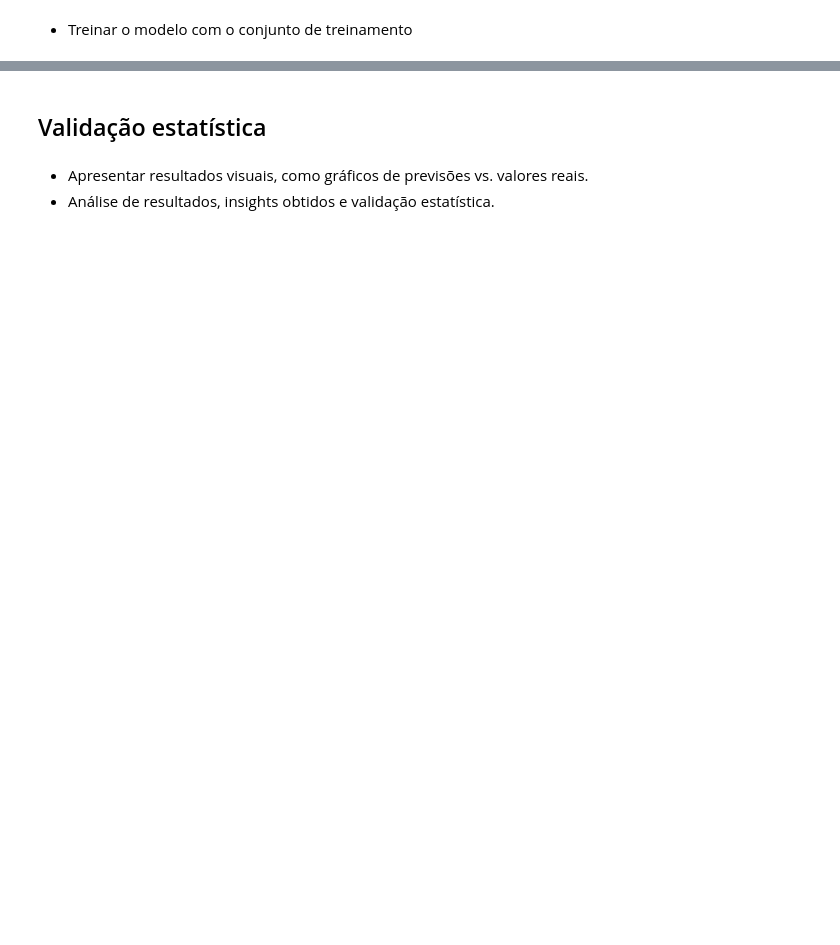
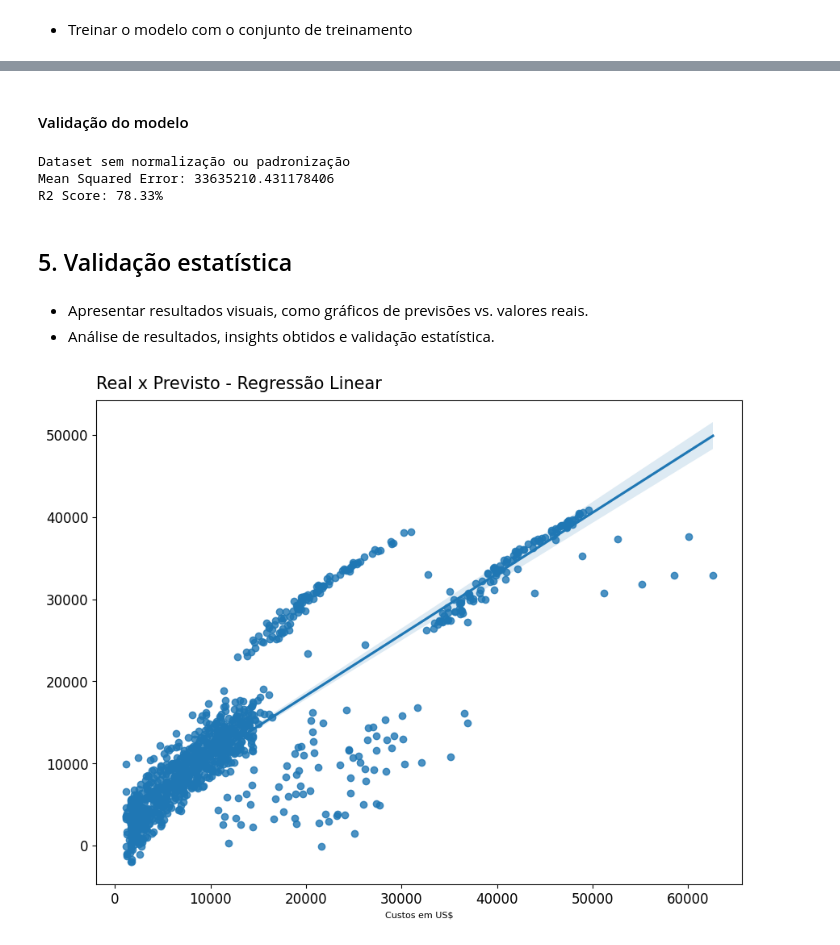
Before and after one commit to biancaalvesb/FIAP_POS_IA_ML, a Jupyter notebook: regressao_tech_challenge_1.ipynb, the cells around one changed output, grey strips where cells are left out. Drawn from its saved outputs; the diff is of its cells as text; code cells hidden in the pictures; blank space fills up the shorter version.

```diff
--- a/regressao_tech_challenge_1.ipynb
+++ b/regressao_tech_challenge_1.ipynb
@@ -263,0 +249,17 @@ Teste: 268 linhas
+# %%
+
+# Criando e treinando o modelo de regressão linear
+from sklearn.linear_model import LinearRegression
+
+
+modelo = LinearRegression()
+modelo.fit(X_train, y_train)
+
+# Fazendo previsões no conjunto de teste
+previsoes = modelo.predict(X_test)
+# %%
+from sklearn.linear_model import LinearRegression
+
+lin_reg = LinearRegression()
+# %%
+lin_reg.fit(X_train, y_train)
@@ -264,5 +274,32 @@ Teste: 268 linhas
+# %% [markdown]
+#### Validação do modelo
+# %%
+from sklearn.metrics import mean_squared_error, r2_score
+
+mse = mean_squared_error(y_test, y_pred)
+r2 = r2_score(y_test, y_pred)
+
+print("Dataset sem normalização ou padronização")
+print(f"Mean Squared Error: {mse}")
+print(f"R2 Score: {(r2 * 100).round(2)}% ")
+# %% [output]
+Dataset sem normalização ou padronização
+Mean Squared Error: 33635210.431178406
+R2 Score: 78.33%
 # %% [markdown]
-## Validação estatística
+## 5. Validação estatística
 # %% [markdown]
 - Apresentar resultados visuais, como gráficos de previsões vs. valores reais.
 - Análise de resultados, insights obtidos e validação estatística.
+# %%
+y_pred_train = lin_reg.predict(X_train)
+# %%
+fig = plt.figure(figsize = (8, 6))
+ax = fig.add_axes([0, 0, 1, 1])
+
+sns.regplot(x = y_train, y = y_pred_train)
+ax.set_title('Real x Previsto - Regressão Linear', loc = 'left', fontsize = 15, pad = 10)
+ax.set_xlabel('Custos em US$', fontsize = 8)
+plt.show()
+# %% [output]
+[figure, added]
```
Also changed, not shown: parts of 40 cells of this notebook.
